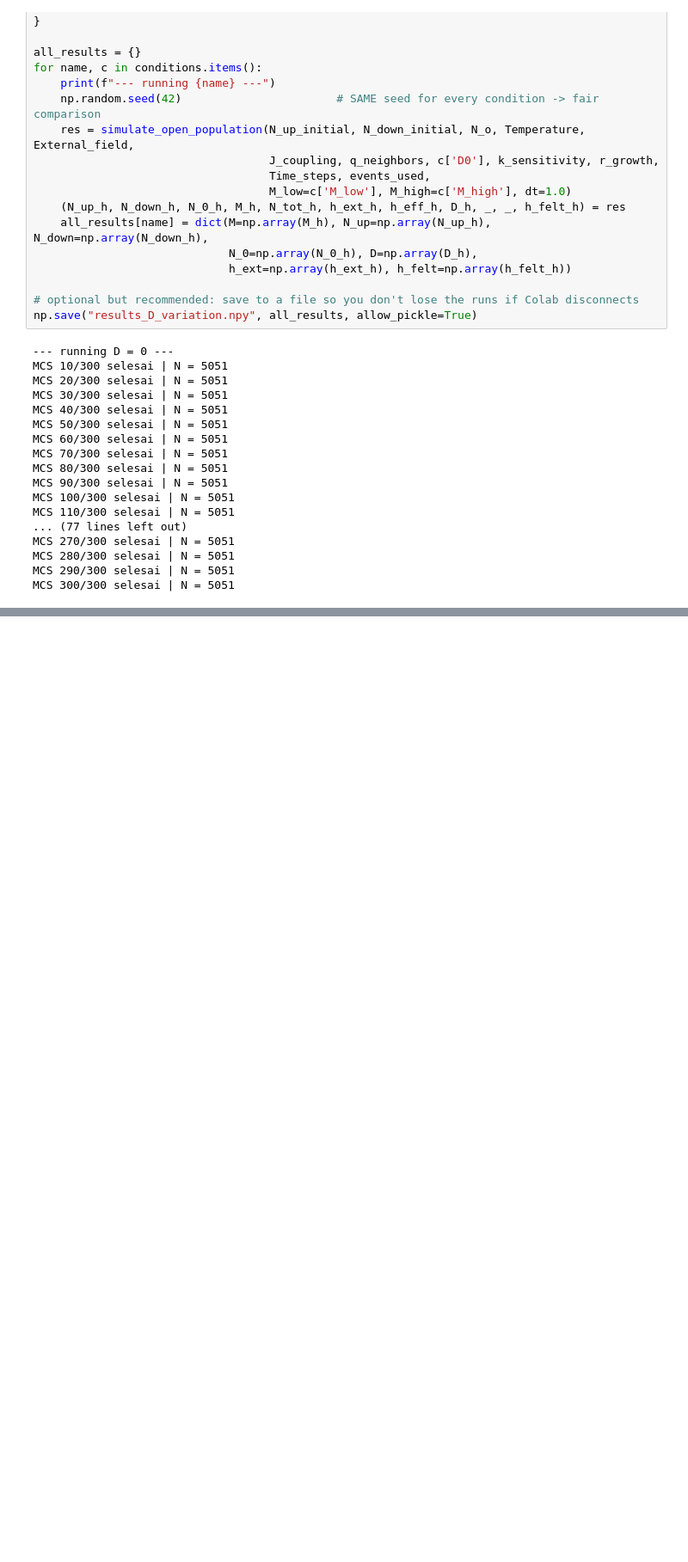
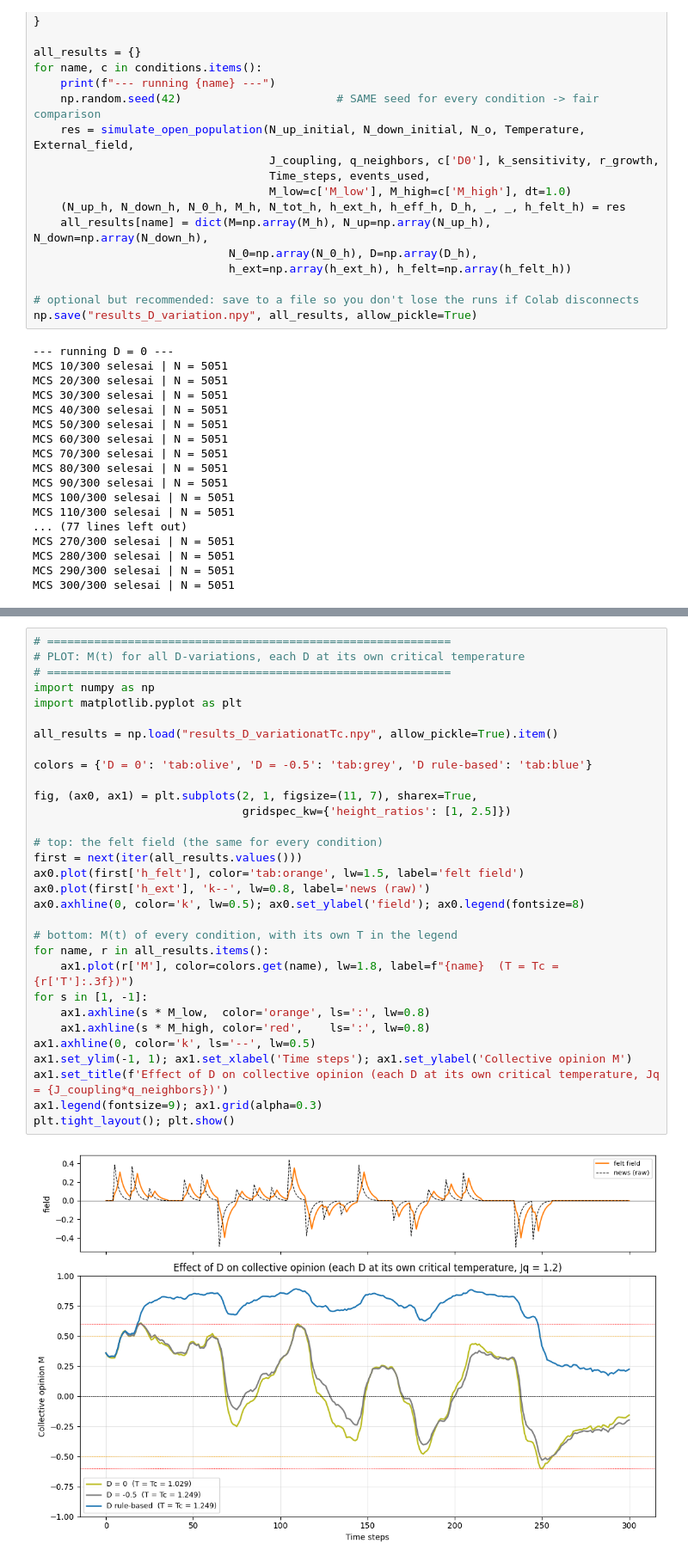
Before and after one commit to fadilaha/Ising-Model-on-Social-Opinion-Dynamic, a Jupyter notebook: Experiment_D_HeatBath_AB_BC_Residual.ipynb, the cells around one changed output, grey strips where cells are left out. Shown at 86% size. Cells and saved outputs as stored; diff of their text form; blank space fills up the shorter version.

```diff
--- a/Experiment_D_HeatBath_AB_BC_Residual.ipynb
+++ b/Experiment_D_HeatBath_AB_BC_Residual.ipynb
@@ -833,3 +883,36 @@ MCS 300/300 selesai | N = 5051
+# %%
+# ============================================================
+# PLOT: M(t) for all D-variations, each D at its own critical temperature
+# ============================================================
+import numpy as np
+import matplotlib.pyplot as plt
+
+all_results = np.load("results_D_variationatTc.npy", allow_pickle=True).item()
+
+colors = {'D = 0': 'tab:olive', 'D = -0.5': 'tab:grey', 'D rule-based': 'tab:blue'}
+
+fig, (ax0, ax1) = plt.subplots(2, 1, figsize=(11, 7), sharex=True,
+                               gridspec_kw={'height_ratios': [1, 2.5]})
+
+# top: the felt field (the same for every condition)
+first = next(iter(all_results.values()))
+ax0.plot(first['h_felt'], color='tab:orange', lw=1.5, label='felt field')
+ax0.plot(first['h_ext'], 'k--', lw=0.8, label='news (raw)')
+ax0.axhline(0, color='k', lw=0.5); ax0.set_ylabel('field'); ax0.legend(fontsize=8)
+
+# bottom: M(t) of every condition, with its own T in the legend
+for name, r in all_results.items():
+    ax1.plot(r['M'], color=colors.get(name), lw=1.8, label=f"{name}  (T = Tc = {r['T']:.3f})")
+for s in [1, -1]:
+    ax1.axhline(s * M_low,  color='orange', ls=':', lw=0.8)
+    ax1.axhline(s * M_high, color='red',    ls=':', lw=0.8)
+ax1.axhline(0, color='k', ls='--', lw=0.5)
+ax1.set_ylim(-1, 1); ax1.set_xlabel('Time steps'); ax1.set_ylabel('Collective opinion M')
+ax1.set_title(f'Effect of D on collective opinion (each D at its own critical temperature, Jq = {J_coupling*q_neighbors})')
+ax1.legend(fontsize=9); ax1.grid(alpha=0.3)
+plt.tight_layout(); plt.show()
+# %% [output]
+[figure, added]
 # %%
 # ============================================================
 # PLOT: M(t) for all D-variations in one graph
```
Also changed, not shown: parts of 6 cells of this notebook.
